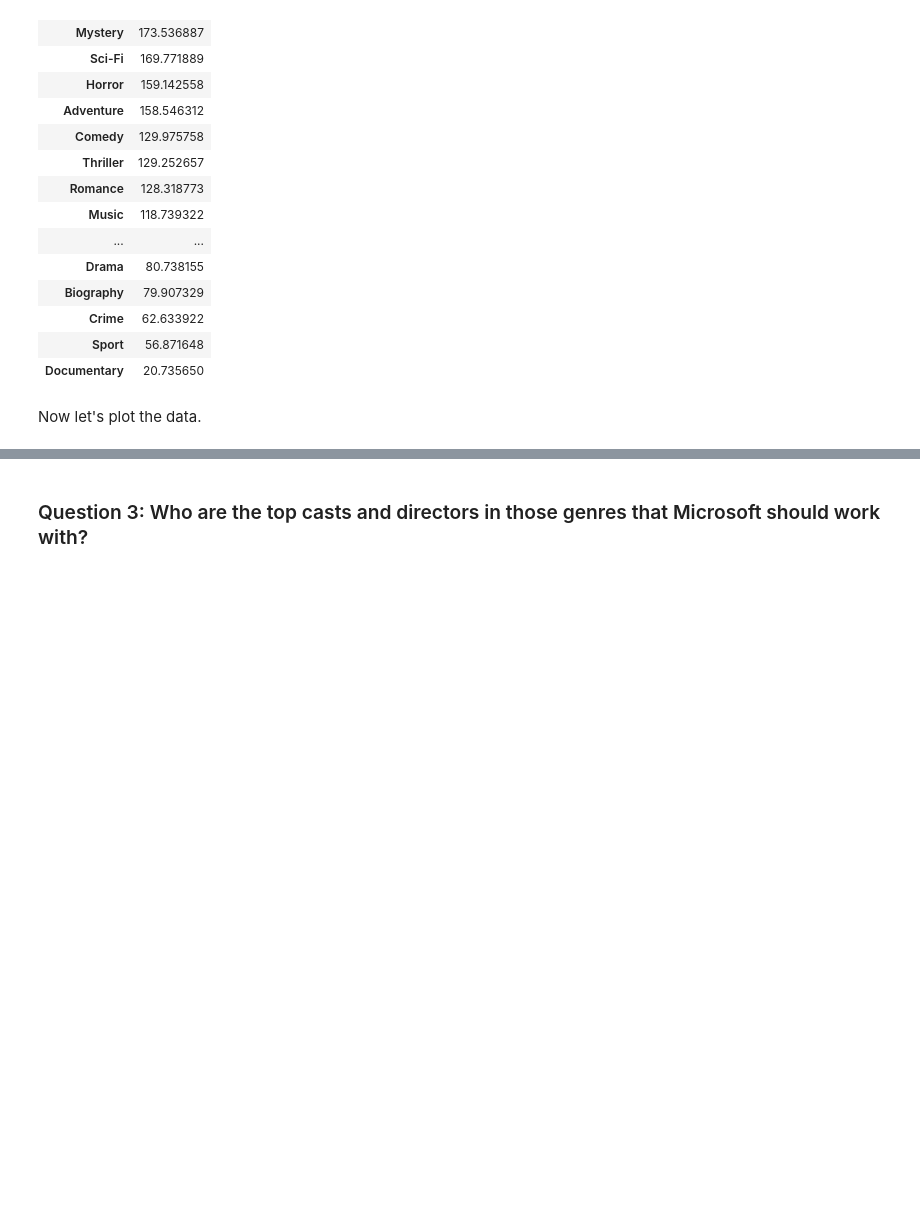
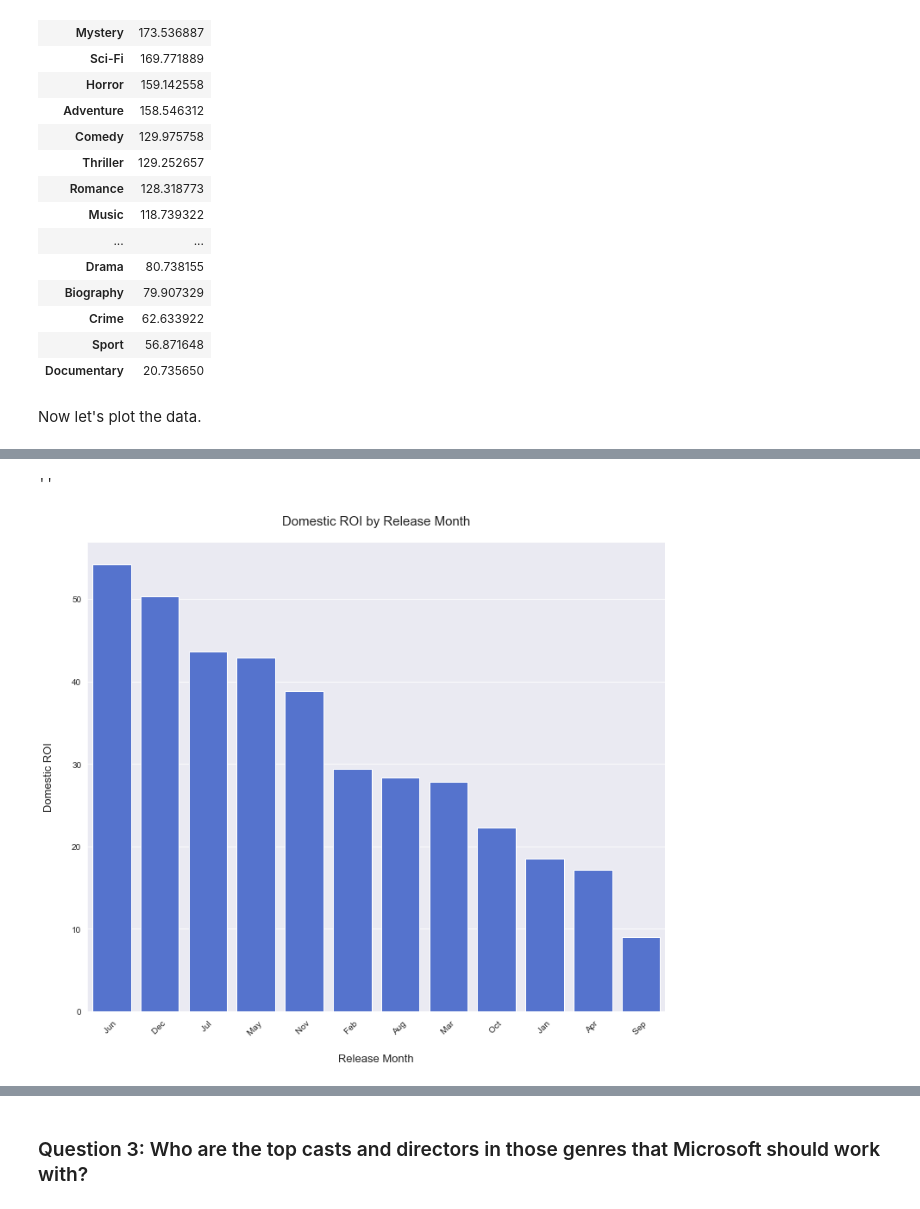
Before and after one commit to jennifernha/Microsoft-Movie-Analysis, a Jupyter notebook: Microsoft Movie Analysis.ipynb, the cells around one changed output, grey strips where cells are left out. Saved outputs shown, nothing was run; the diff lists cells and outputs as text; code cells hidden in the pictures; blank space fills up the shorter version.

```diff
--- a/Microsoft Movie Analysis.ipynb
+++ b/Microsoft Movie Analysis.ipynb
@@ -814,0 +848,5 @@ Analyzing the median ROI by genre, I advise the stakeholders at Microsoft to con
+# %%
+#group the DataFrame by release_month
+movie_budgets_month = new_movie_budgets.groupby(by = ['release_date']).sum()
+
+movie_budgets_month
@@ -814,0 +868,5 @@ Analyzing the median ROI by genre, I advise the stakeholders at Microsoft to con
+# %%
+#reset the index
+movie_budgets_month = movie_budgets_month.reset_index()
+
+movie_budgets_month
@@ -814,0 +887,9 @@ Analyzing the median ROI by genre, I advise the stakeholders at Microsoft to con
+# %%
+#calculate domestic ROI and worldwide ROI and add them to the DataFrame
+def calculate_roi(budget, gross):
+    return (gross - budget) / budget * 100
+movie_budgets_month['domestic_roi'] = calculate_roi(movie_budgets_month['production_budget'], movie_budgets_month['domestic_gross'])
+movie_budgets_month['worldwide_roi'] = calculate_roi(movie_budgets_month['production_budget'], movie_budgets_month['worldwide_gross'])
+
+#check data
+movie_budgets_month
@@ -814,0 +910,26 @@ Analyzing the median ROI by genre, I advise the stakeholders at Microsoft to con
+# %%
+#create a new DataFrame to sort bars in descending order
+domestic_roi_month = movie_budgets_month.sort_values('domestic_roi', ascending = False)
+
+#Plotting the graph
+
+plt.figure(figsize=(12,10))
+
+sns.set_style('darkgrid')
+
+fig = sns.barplot(x = domestic_roi_month['release_date'],
+                  y = domestic_roi_month['domestic_roi'],
+                  data = domestic_roi_month,
+                  color='royalblue')
+
+plt.title("Domestic ROI by Release Month", size = 15, pad = 20)
+
+plt.xlabel("Release Month", size = 13, labelpad = 20)
+plt.ylabel("Domestic ROI", size = 13, labelpad = 20)
+
+
+plt.xticks(rotation=45)
+;
+# %% [output]
+''
+[figure, added]
```
Also changed, not shown: parts of 27 cells of this notebook.
